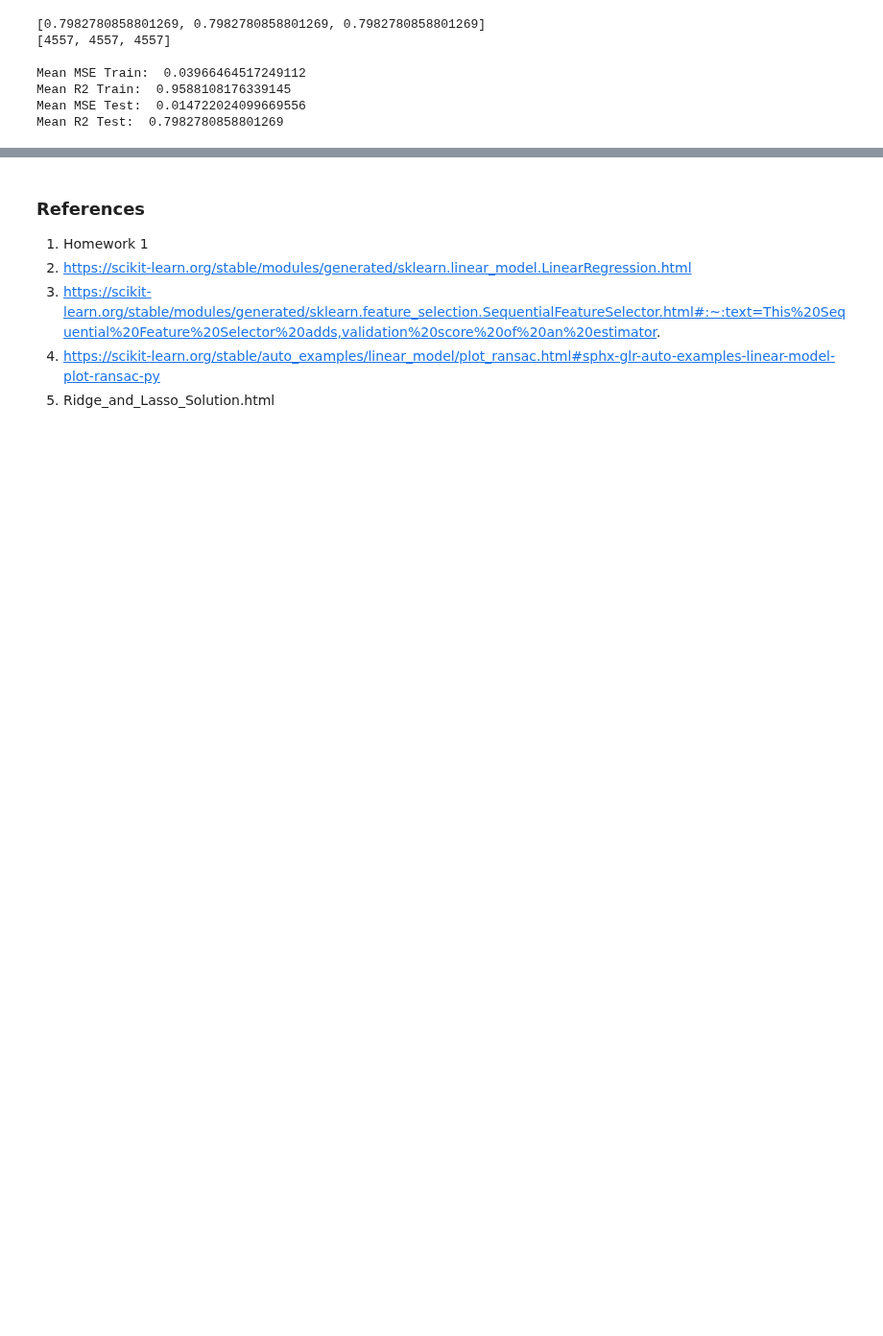
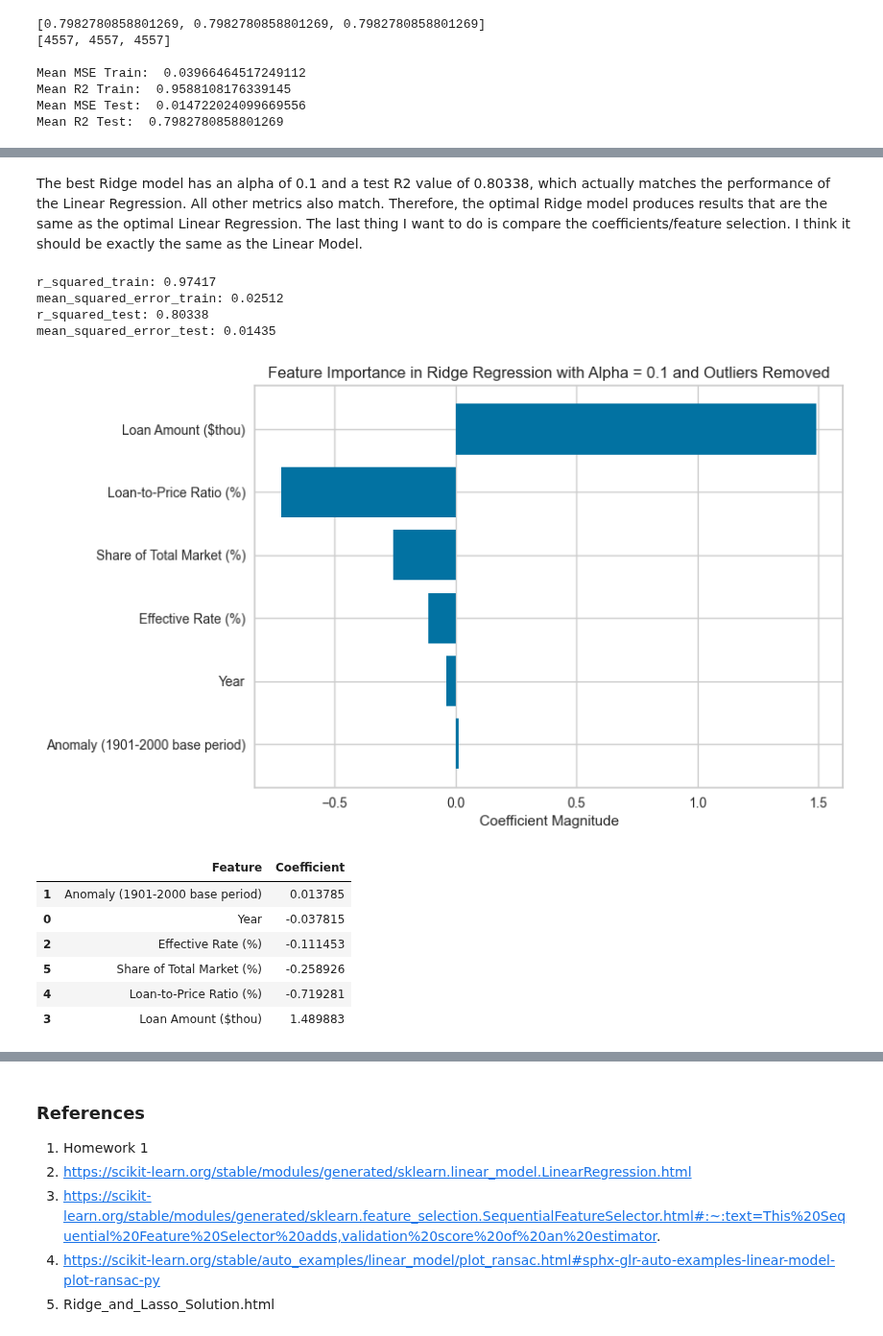
Before and after one commit to MLFP-90803-SP24-FinalProjects/Team17-FinalProject, a Jupyter notebook: Q1_Regression_Analysis.ipynb, the cells around one changed output, grey strips where cells are left out. Shown at 96% size. Drawn from its saved outputs; the diff is of its cells as text; code cells hidden in the pictures; blank space fills up the shorter version.

```diff
--- a/Q1_Regression_Analysis.ipynb
+++ b/Q1_Regression_Analysis.ipynb
@@ -926,0 +1045,28 @@ Mean R2 Test:  0.7982780858801269
+# %% [markdown]
+The best Ridge model has an alpha of 0.1 and a test R2 value of 0.80338, which actually matches the performance of the Linear Regression. All other metrics also match. Therefore, the optimal Ridge model produces results that are the same as the optimal Linear Regression. The last thing I want to do is compare the coefficients/feature selection. I think it should be exactly the same as the Linear Model.
+# %%
+results = run_ridge_model(X_train_selected, y_train, X_test_selected, y_test, alpha=0.1)
+# Pull out the feature importances (the coeficients)
+feat_importance = pd.DataFrame({'Feature': X_train_selected.columns, 'Coefficient': results[4].coef_})
+feat_importance = feat_importance.sort_values(by='Coefficient', key=abs, ascending=True)
+
+# Creating the bar plot
+plt.barh(feat_importance['Feature'], feat_importance['Coefficient'])
+plt.xlabel('Coefficient Magnitude')
+plt.title('Feature Importance in Ridge Regression with Alpha = 0.1 and Outliers Removed')
+plt.show()
+
+feat_importance
+# %% [output]
+r_squared_train: 0.97417
+mean_squared_error_train: 0.02512
+r_squared_test: 0.80338
+mean_squared_error_test: 0.01435
+[figure, added]
+|  | Feature | Coefficient |
+| 1 | Anomaly (1901-2000 base period) | 0.013785 |
+| 0 | Year | -0.037815 |
+| 2 | Effective Rate (%) | -0.111453 |
+| 5 | Share of Total Market (%) | -0.258926 |
+| 4 | Loan-to-Price Ratio (%) | -0.719281 |
+| 3 | Loan Amount ($thou) | 1.489883 |
```
Also changed, not shown: parts of 16 cells of this notebook.
